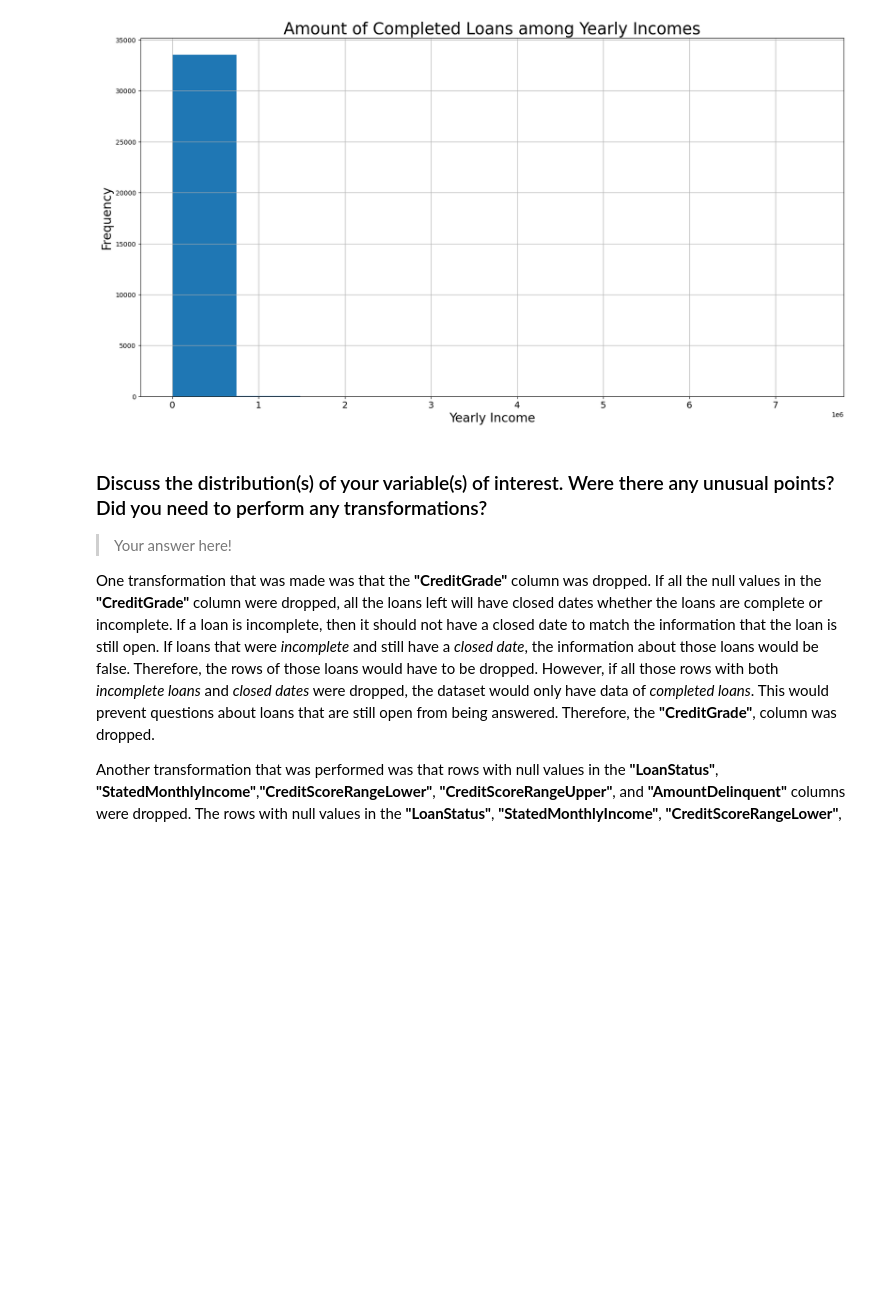
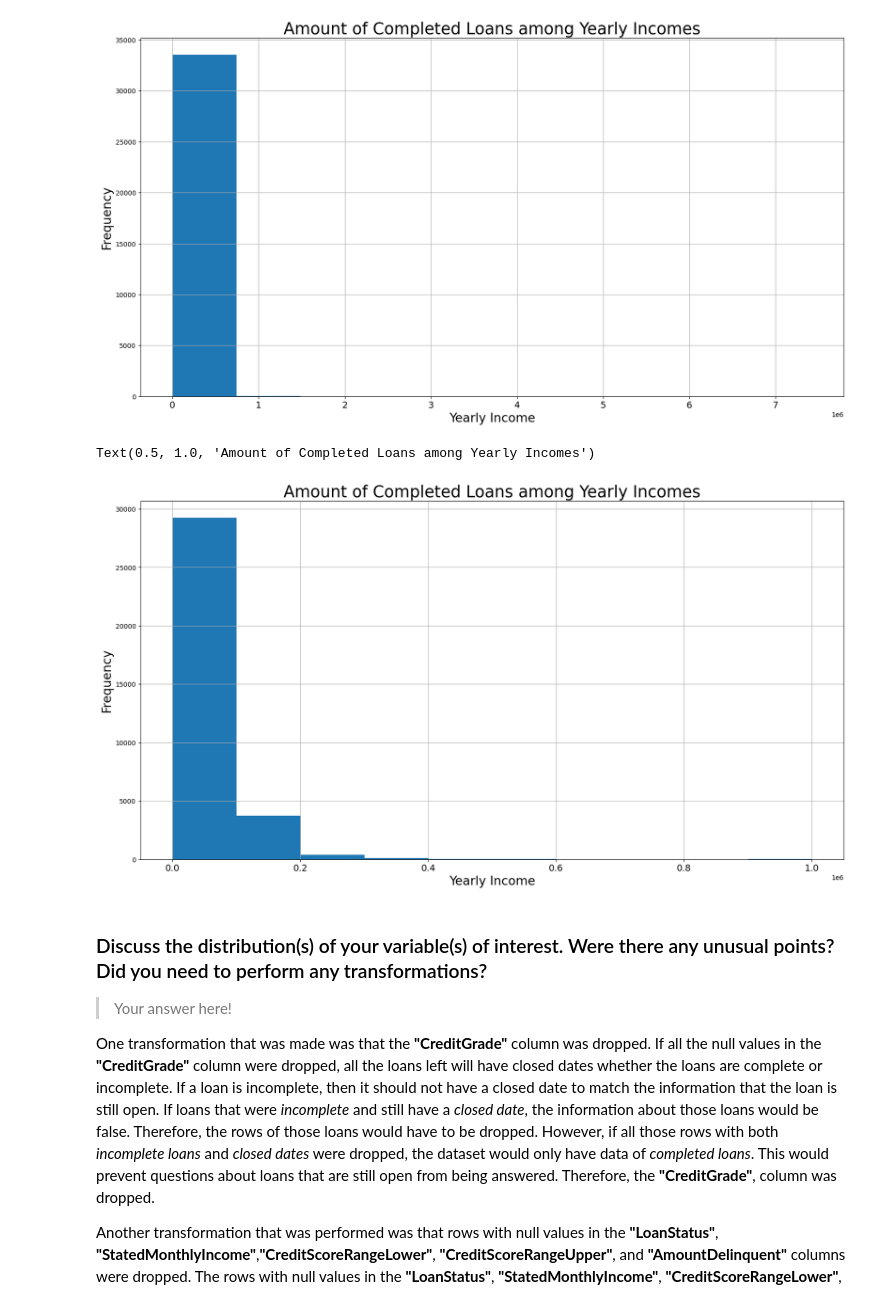
Before and after one commit to jwGitHub9860/Communicate_Data_Findings, a Jupyter notebook: Part_I_exploration_template.ipynb, the cells around one changed output. Cells and saved outputs as stored; diff of their text form; code cells hidden in the pictures; blank space fills up the shorter version.

```diff
--- a/Part_I_exploration_template.ipynb
+++ b/Part_I_exploration_template.ipynb
@@ -224,6 +221,28 @@ plt.title('Amount of Completed Loans among Yearly Incomes', fontsize=25)
 # %% [output]
 Text(0.5, 1.0, 'Amount of Completed Loans among Yearly Incomes')
 [figure]
+# %%
+# filters out yearly incomes less than or equal to 1000000
+lowest_yearly_incomes_data = df_prosper_complete_loans_data[df_prosper_complete_loans_data["YearlyIncome"] <= 1000000]
+
+# creates dataframe with "LoanStatus" & "YearlyIncome" columns of completed loans ONLY
+df_prosper_complete_loans_and_lowest_yearly_incomes_data = lowest_yearly_incomes_data[["LoanStatus", "YearlyIncome"]]
+
+# Code for investigating dataset
+# creates & displays histogram for "df_prosper_loan_data"
+df_prosper_complete_loans_and_lowest_yearly_incomes_data.hist(xlabelsize=14, figsize=(19.5,10))
+
+# adds x-axis label to histogram
+plt.xlabel('Yearly Income', fontsize=19)
+
+# adds y-axis label to histogram
+plt.ylabel('Frequency', fontsize=19)
+
+# adds title to histogram
+plt.title('Amount of Completed Loans among Yearly Incomes', fontsize=25)
+# %% [output]
+Text(0.5, 1.0, 'Amount of Completed Loans among Yearly Incomes')
+[figure, added]
 # %% [markdown]
 ### Discuss the distribution(s) of your variable(s) of interest. Were there any unusual points? Did you need to perform any transformations?
 
```
Also changed, not shown: parts of 1 cell of this notebook.
